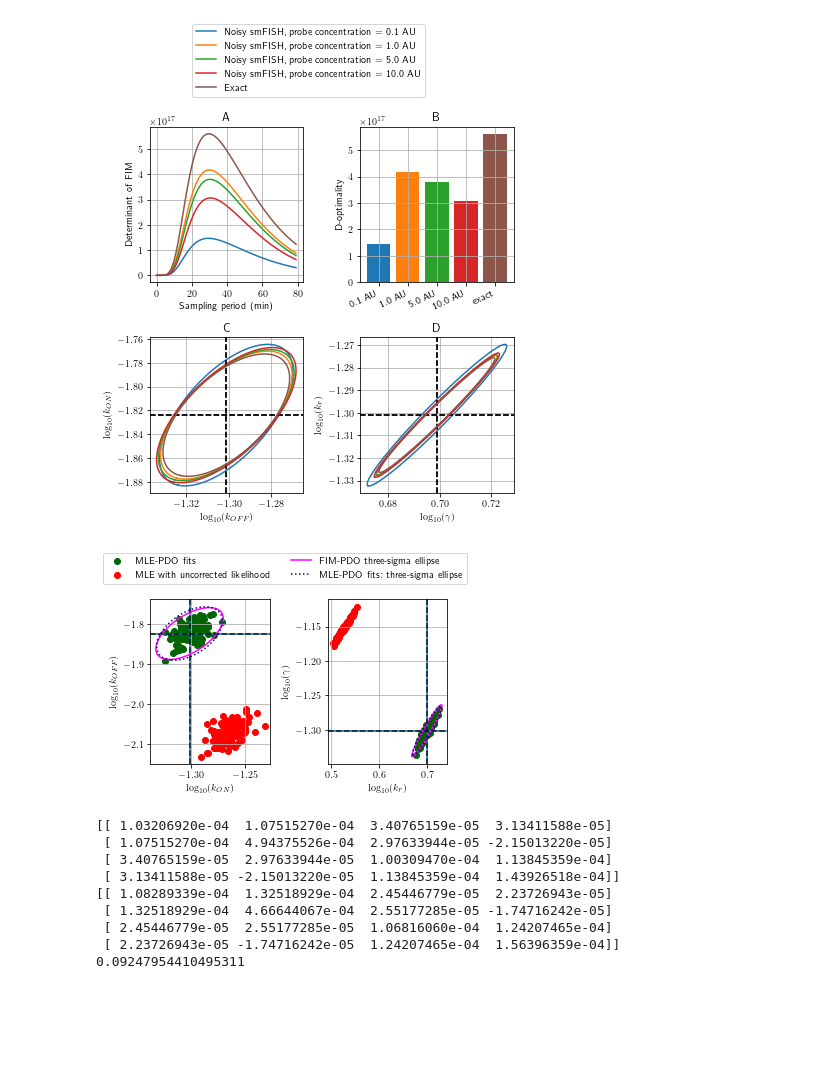
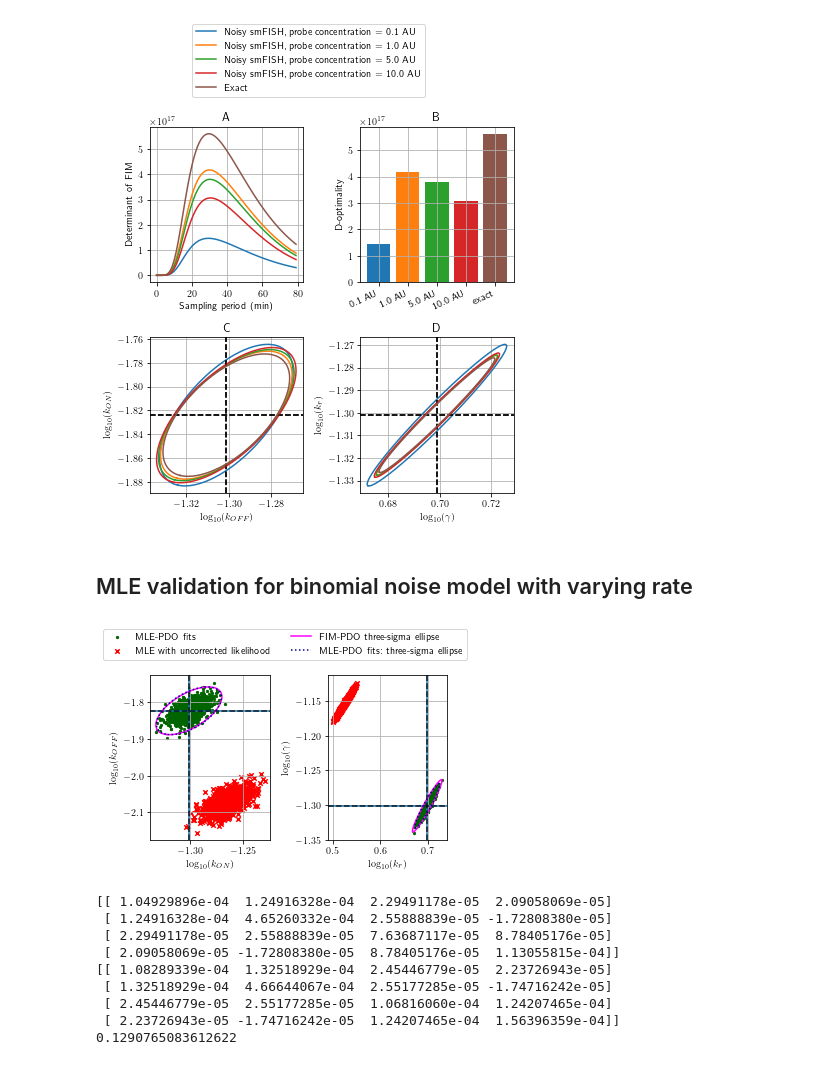
Before and after one commit to voduchuy/NoisyMeasurementFIM, a Jupyter notebook: bursting_gene/bursting_gene_plots.ipynb, the cells around one changed output. Drawn from its saved outputs; the diff is of its cells as text; code cells hidden in the pictures; blank space fills up the shorter version.

```diff
--- a/bursting_gene/bursting_gene_plots.ipynb
+++ b/bursting_gene/bursting_gene_plots.ipynb
@@ -389,49 +389,51 @@ label_axes(axs)
 fig.savefig("figs/bursting_probe_cme.png", dpi=300, bbox_inches="tight")
 # %% [output]
 [figure]
+# %% [markdown]
+## MLE validation for binomial noise model with varying rate
 # %%
 with np.load("results/ge_mle_fits.npz") as _:
-    fits_correct = _["fits_correct"]
-    fits_incorrect = _["fits_incorrect"]
+    exact_data_fits = _["fits_correct"]
+    distorted_data_fits = _["fits_incorrect"]
 
 fig, axs = plt.subplots(1,2)
 fig.set_size_inches(5,3)
 fig.set_tight_layout(True)
 
-sample_cov_correct = np.cov(fits_correct, rowvar=False)
+sample_cov_correct = np.cov(exact_data_fits, rowvar=False)
 for i, pair in enumerate([[0, 1], [2, 3]]):
     axs[i].grid(True)
 
-    axs[i].scatter(fits_correct[:, pair[0]], fits_correct[:, pair[1]], color="darkgreen", label="MLE-PDO fits")
-    axs[i].scatter(fits_incorrect[:, pair[0]], fits_incorrect[:, pair[1]], color="red", label="MLE with uncorrected likelihood")
+    axs[i].scatter(exact_data_fits[:, pair[0]], exact_data_fits[:, pair[1]], 5, color="darkgreen", label="MLE-PDO fits")
+    axs[i].scatter(distorted_data_fits[:, pair[0]], distorted_data_fits[:, pair[1]], 20, color="red", label="MLE with uncorrected likelihood", marker="x")
     axs[i].axvline(np.log10(theta[pair[0]]))
     axs[i].axhline(np.log10(theta[pair[1]]))
 
     plot_conf_ellipse(fim_multi_cells_times["binomial_state_dep"][30],
                   3,
                   axs[i],
                   [pair[0],pair[1]],
                   np.log10(theta),
                   "magenta", 'FIM-PDO three-sigma ellipse')
 
 
     plot_conf_ellipse(np.linalg.inv(sample_cov_correct),
                   3,
                   axs[i],
                   [pair[0],pair[1]],
                   np.log10(theta),
                   "darkblue", 'MLE-PDO fits: three-sigma ellipse', ':')
 
 axs[0].set_xlabel('$\log_{10}({k_{ON}})$')
 axs[0].set_ylabel('$\log_{10}({k_{OFF}})$')
 axs[1].set_xlabel('$\log_{10}({k_{r}})$')
 axs[1].set_ylabel('$\log_{10}({\gamma})$')
 
 h, l = axs[0].get_legend_handles_labels()
 fig.legend(h, l, bbox_to_anchor=(0, 1, 0, 0), loc="lower left", ncol=2)
 fig.savefig("figs/bursting_mle.png", dpi=300, bbox_inches="tight")
 # %% [output]
-[figure, old version]
+[figure, new version]
 # %%
 fim = fim_multi_cells_times["binomial_state_dep"][30]
 fim_cov = np.linalg.inv(fim)
@@ -439,12 +441,12 @@ print(sample_cov_correct)
 print(np.linalg.inv(fim))
 print(np.linalg.norm(sample_cov_correct - fim_cov, "fro")/np.linalg.norm(fim_cov, "fro"))
 # %% [output]
-[[ 1.03206920e-04  1.07515270e-04  3.40765159e-05  3.13411588e-05]
- [ 1.07515270e-04  4.94375526e-04  2.97633944e-05 -2.15013220e-05]
- [ 3.40765159e-05  2.97633944e-05  1.00309470e-04  1.13845359e-04]
- [ 3.13411588e-05 -2.15013220e-05  1.13845359e-04  1.43926518e-04]]
+[[ 1.04929896e-04  1.24916328e-04  2.29491178e-05  2.09058069e-05]
+ [ 1.24916328e-04  4.65260332e-04  2.55888839e-05 -1.72808380e-05]
+ [ 2.29491178e-05  2.55888839e-05  7.63687117e-05  8.78405176e-05]
+ [ 2.09058069e-05 -1.72808380e-05  8.78405176e-05  1.13055815e-04]]
 [[ 1.08289339e-04  1.32518929e-04  2.45446779e-05  2.23726943e-05]
  [ 1.32518929e-04  4.66644067e-04  2.55177285e-05 -1.74716242e-05]
  [ 2.45446779e-05  2.55177285e-05  1.06816060e-04  1.24207465e-04]
  [ 2.23726943e-05 -1.74716242e-05  1.24207465e-04  1.56396359e-04]]
-0.09247954410495311
+0.1290765083612622
```
Also changed, not shown: parts of 2 cells of this notebook, 22 other files.
